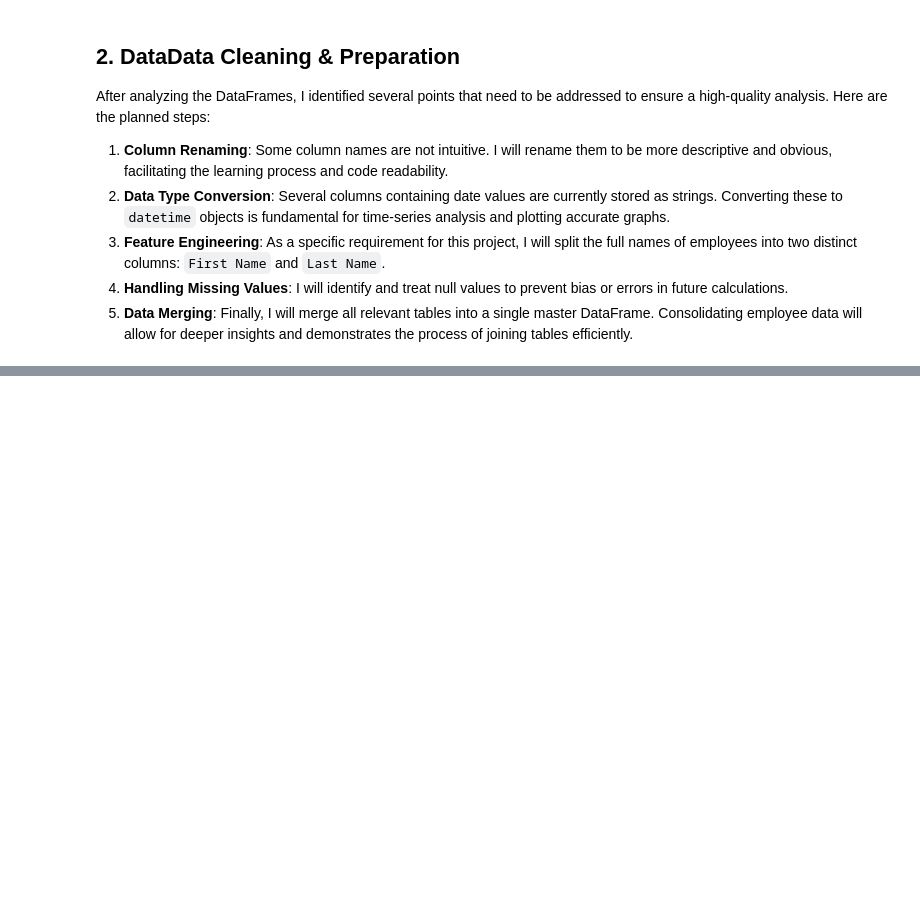
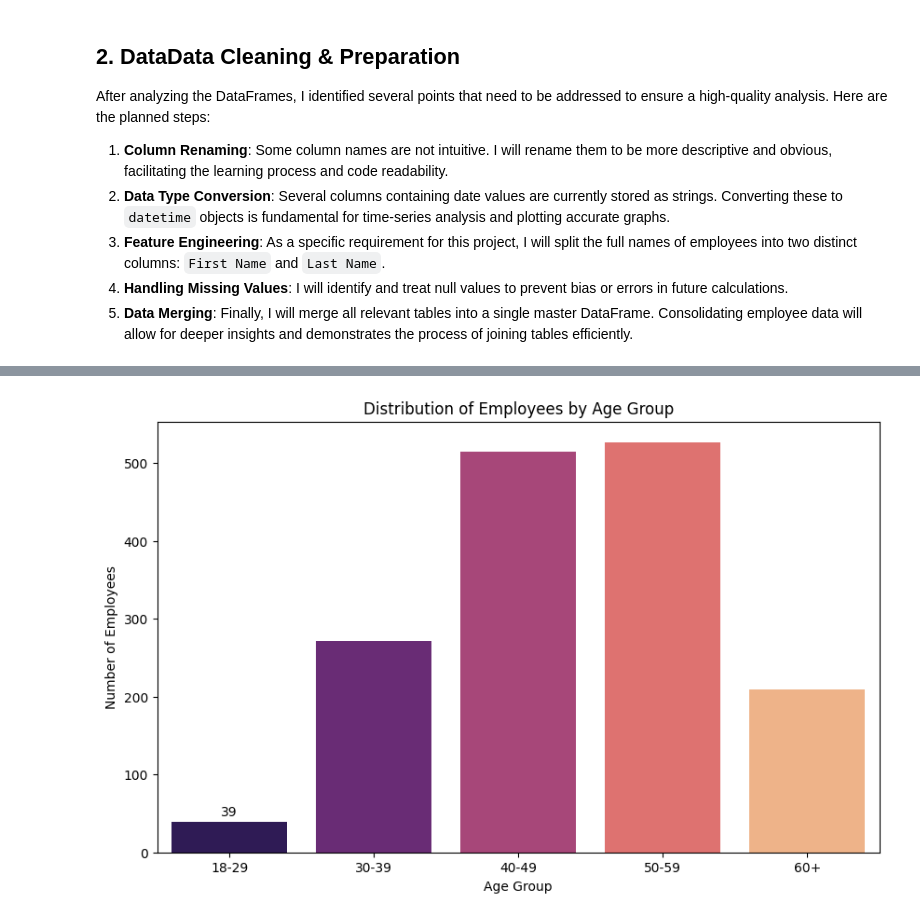
Before and after one commit to pedro-cella/Codebasics_Data_Science, a Jupyter notebook: Projects/hr_eda/Human_Resources_EDA.ipynb, the cells around one changed output, grey strips where cells are left out. Saved outputs shown, nothing was run; the diff lists cells and outputs as text; code cells hidden in the pictures; blank space fills up the shorter version.

```diff
--- a/Projects/hr_eda/Human_Resources_EDA.ipynb
+++ b/Projects/hr_eda/Human_Resources_EDA.ipynb
@@ -182,0 +372,21 @@ After analyzing the DataFrames, I identified several points that need to be addr
+# %%
+# On this cell I tried to create an age comparasion, to understand the major age group inside the company
+from datetime import date
+age = date.today().year - df_employee_copy['date_of_birth'].dt.year
+
+bins = [18, 30, 40, 50, 60, 100]
+labels = ['18-29', '30-39', '40-49', '50-59', '60+']
+age_group = pd.cut(age, bins=bins, labels=labels) # This pandas method cut literally converts age to age range
+
+age_dist = age_group.value_counts().reindex(labels)
+
+plt.figure(figsize=(10, 6))
+graph = sns.barplot(x=age_dist.index, y=age_dist.values, hue=age_dist.index, palette='magma', legend=False)
+graph.bar_label(graph.containers[0], padding=3)
+
+plt.title('Distribution of Employees by Age Group')
+plt.xlabel('Age Group')
+plt.ylabel('Number of Employees')
+plt.show()
+# %% [output]
+[figure, added]
```
Also changed, not shown: parts of 21 cells of this notebook.
